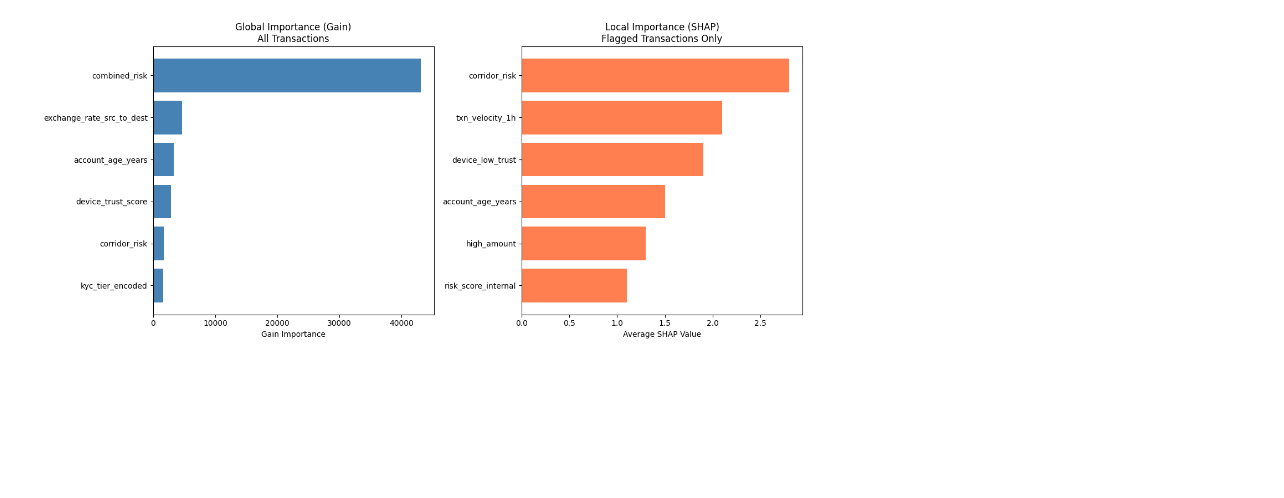
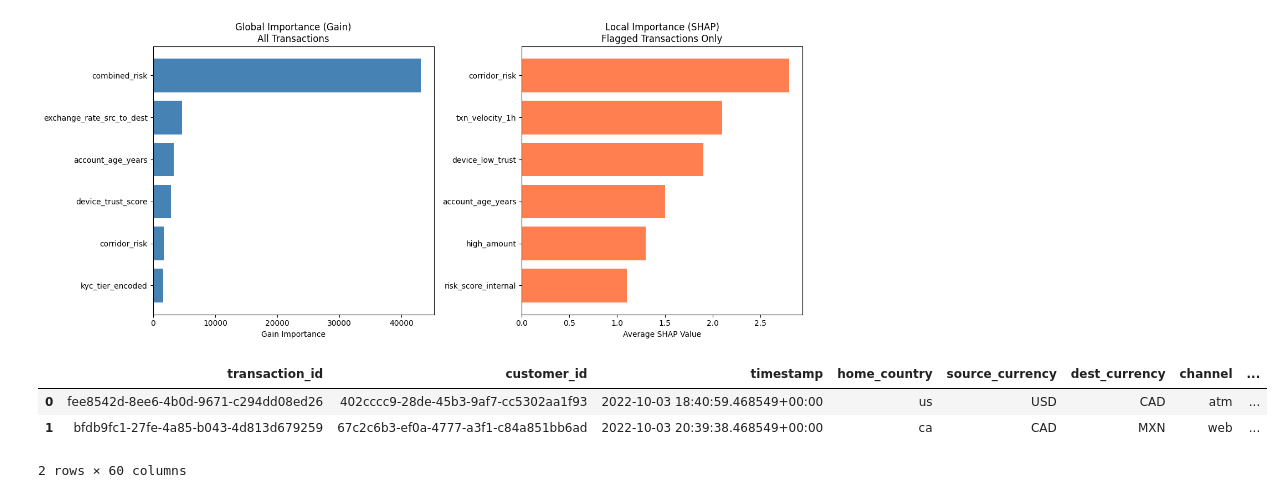
Before and after one commit to Henrywest100/Novapay-Fintech, a Jupyter notebook: Novacode.ipynb, the cells around one changed output. Cells and saved outputs as stored; diff of their text form; code cells hidden in the pictures; blank space fills up the shorter version.

```diff
--- a/Novacode.ipynb
+++ b/Novacode.ipynb
@@ -1655,3 +1655,10 @@ plt.tight_layout()
 plt.show()
 # %% [output]
 [figure]
+# %%
+df.head(2)
+# %% [output]
+|  | transaction_id | customer_id | timestamp | home_country | source_currency | dest_currency | channel | ... |
+| 0 | fee8542d-8ee6-4b0d-9671-c294dd08ed26 | 402cccc9-28de-45b3-9af7-cc5302aa1f93 | 2022-10-03 18:40:59.468549+00:00 | us | USD | CAD | atm | ... |
+| 1 | bfdb9fc1-27fe-4a85-b043-4d813d679259 | 67c2c6b3-ef0a-4777-a3f1-c84a851bb6ad | 2022-10-03 20:39:38.468549+00:00 | ca | CAD | MXN | web | ... |
+2 rows × 60 columns
```
Also changed, not shown: 5 other files.
